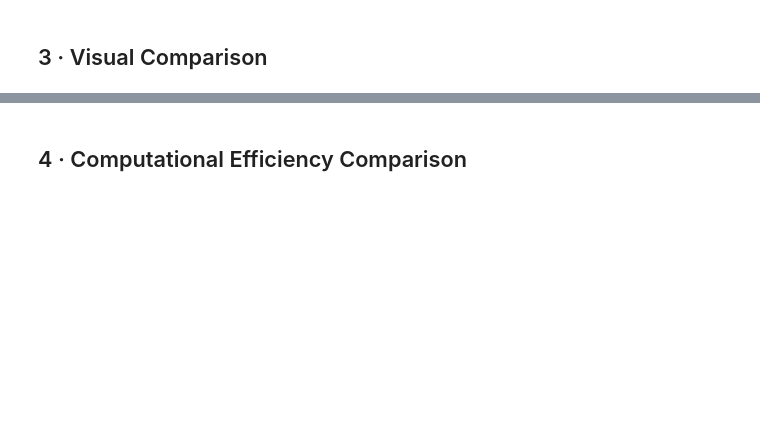
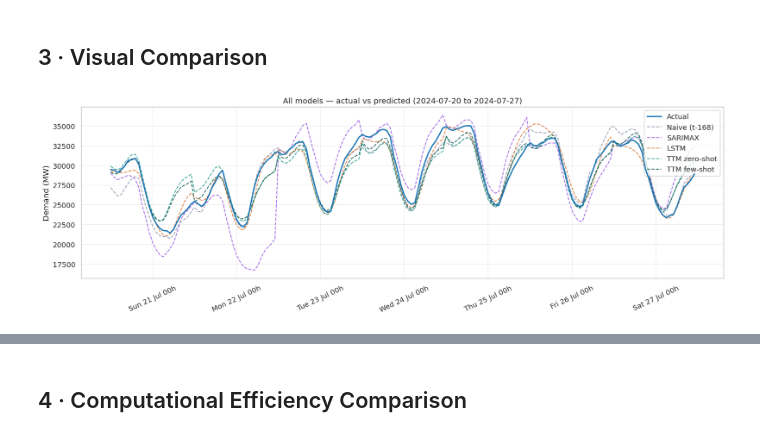
Before and after one commit to antonionc/pred_demanda, a Jupyter notebook: fase3_validacion_y_comparativa.ipynb, the cells around one changed output, grey strips where cells are left out. Saved outputs shown, nothing was run; the diff lists cells and outputs as text; code cells hidden in the pictures; blank space fills up the shorter version.

```diff
--- a/fase3_validacion_y_comparativa.ipynb
+++ b/fase3_validacion_y_comparativa.ipynb
@@ -115,36 +167,38 @@ if preds:
 
     PLOT_DAYS  = 7
     PLOT_START = dates_ref.min() + pd.Timedelta(days=30)
     PLOT_END   = PLOT_START + pd.Timedelta(days=PLOT_DAYS)
 
     model_colors = {
-        'Naive (t-168)': '#7f7f7f',
-        'SARIMAX'      : '#e377c2',
-        'LSTM'         : '#d62728',
-        'TTM zero-shot': '#2ca02c',
-        'TTM few-shot' : '#17becf',
+      'Naive (t-168)': '#8E9AAF',
+      'SARIMAX'      : '#9B5DE5',
+      'LSTM'         : '#D97736',
+      'TTM zero-shot': '#2A9D8F',
+      'TTM few-shot' : '#145A52',
     }
 
     fig, ax = plt.subplots(figsize=(15, 5))
 
     # Plot actual demand from reference model
     mask_ref = (dates_ref >= PLOT_START) & (dates_ref < PLOT_END)
     ax.plot(dates_ref[mask_ref], df_ref['y_true'][mask_ref], label='Actual', color='#1f77b4', linewidth=2.0, zorder=10)
 
     # Overlay model predictions
     for name, df in preds.items():
         d = df['datetime']
         mask = (d >= PLOT_START) & (d < PLOT_END)
         if mask.sum() > 0:
             ax.plot(d[mask], df['y_pred'][mask], label=name,
                     color=model_colors.get(name, 'gray'), linewidth=1.3, linestyle='--', alpha=0.9)
 
     ax.set_title(f'All models — actual vs predicted ({PLOT_START.date()} to {PLOT_END.date()})')
     ax.set_ylabel('Demand (MW)')
     ax.legend(loc='upper right')
     ax.xaxis.set_major_formatter(mdates.DateFormatter('%a %d %b %Hh'))
     plt.xticks(rotation=25)
     plt.tight_layout()
     plt.savefig('data/fig_all_models_week.png', dpi=150, bbox_inches='tight')
     plt.show()
+# %% [output]
+[figure, added]
 # %%
```
Also changed, not shown: parts of 9 cells of this notebook.
